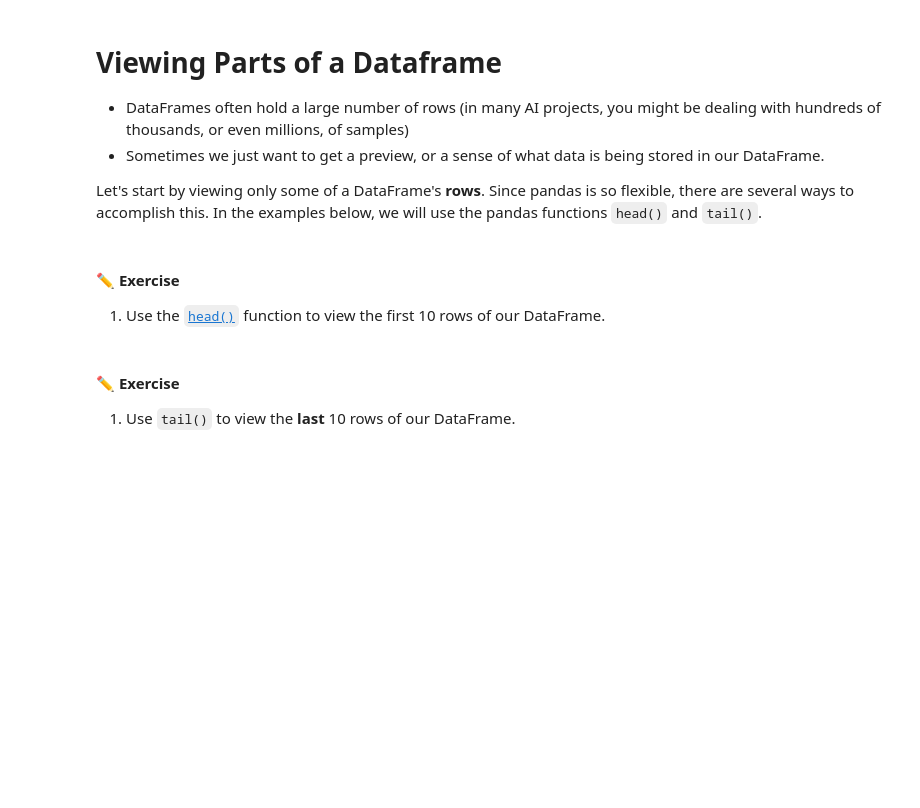
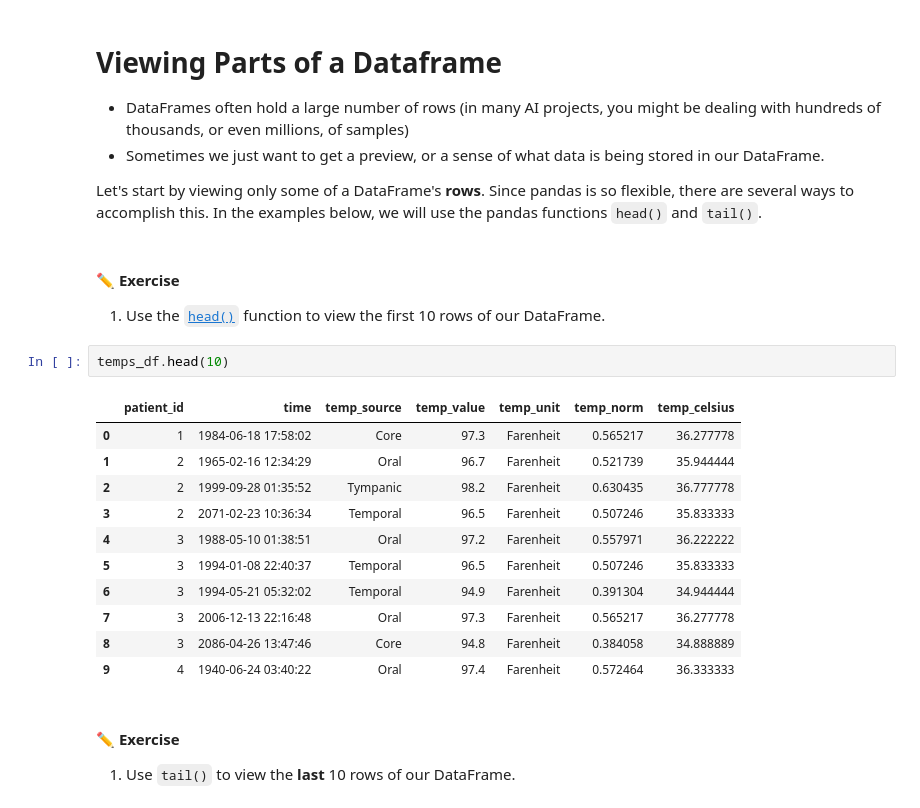
Before and after one commit to raaghuvnandur/BME3053C, a Jupyter notebook: lessons-solved/04_Pandas/2-12-2025.ipynb, the cells around one changed output. Cells and saved outputs as stored; diff of their text form; blank space fills up the shorter version.

```diff
--- a/lessons-solved/04_Pandas/2-12-2025.ipynb
+++ b/lessons-solved/04_Pandas/2-12-2025.ipynb
@@ -171,6 +170,20 @@ Let's start by viewing only some of a DataFrame's **rows**. Since pandas is so f
 # %% [markdown]
 #### **✏️ Exercise**
 1. Use the [`head()`](https://pandas.pydata.org/docs/reference/api/pandas.DataFrame.head.html) function to view the first 10 rows of our DataFrame.
+# %%
+temps_df.head(10)
+# %% [output]
+|  | patient_id | time | temp_source | temp_value | temp_unit | temp_norm | temp_celsius |
+| 0 | 1 | 1984-06-18 17:58:02 | Core | 97.3 | Farenheit | 0.565217 | 36.277778 |
+| 1 | 2 | 1965-02-16 12:34:29 | Oral | 96.7 | Farenheit | 0.521739 | 35.944444 |
+| 2 | 2 | 1999-09-28 01:35:52 | Tympanic | 98.2 | Farenheit | 0.630435 | 36.777778 |
+| 3 | 2 | 2071-02-23 10:36:34 | Temporal | 96.5 | Farenheit | 0.507246 | 35.833333 |
+| 4 | 3 | 1988-05-10 01:38:51 | Oral | 97.2 | Farenheit | 0.557971 | 36.222222 |
+| 5 | 3 | 1994-01-08 22:40:37 | Temporal | 96.5 | Farenheit | 0.507246 | 35.833333 |
+| 6 | 3 | 1994-05-21 05:32:02 | Temporal | 94.9 | Farenheit | 0.391304 | 34.944444 |
+| 7 | 3 | 2006-12-13 22:16:48 | Oral | 97.3 | Farenheit | 0.565217 | 36.277778 |
+| 8 | 3 | 2086-04-26 13:47:46 | Core | 94.8 | Farenheit | 0.384058 | 34.888889 |
+| 9 | 4 | 1940-06-24 03:40:22 | Oral | 97.4 | Farenheit | 0.572464 | 36.333333 |
 # %% [markdown]
 #### **✏️ Exercise**
 1. Use `tail()` to view the **last** 10 rows of our DataFrame.
```
Also changed, not shown: parts of 19 cells of this notebook.
